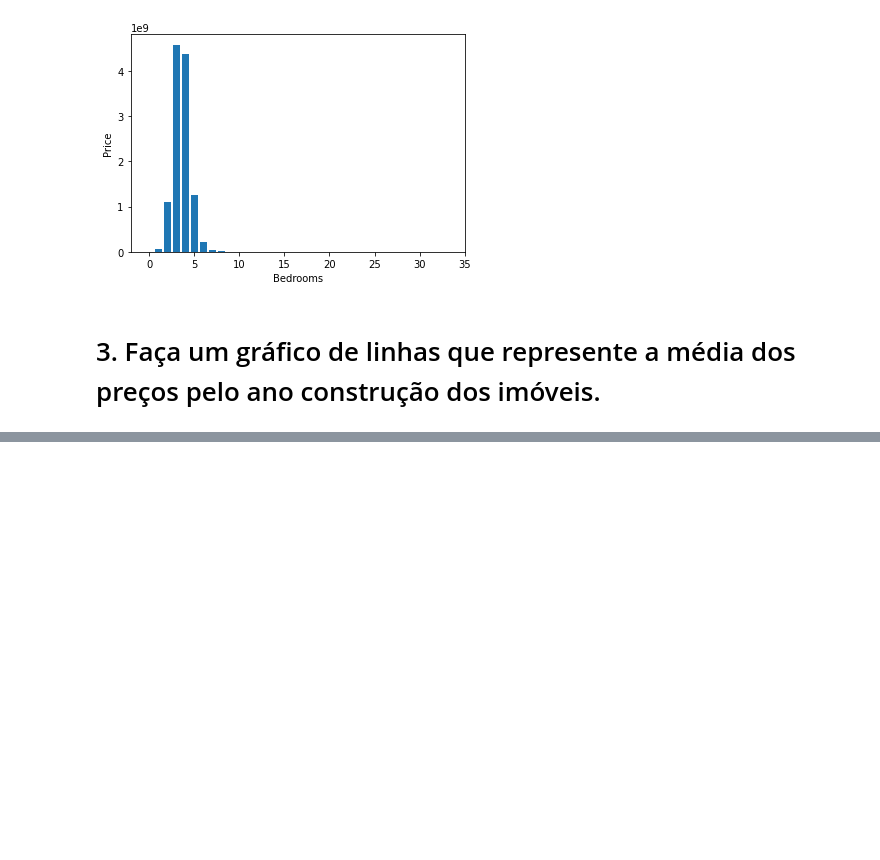
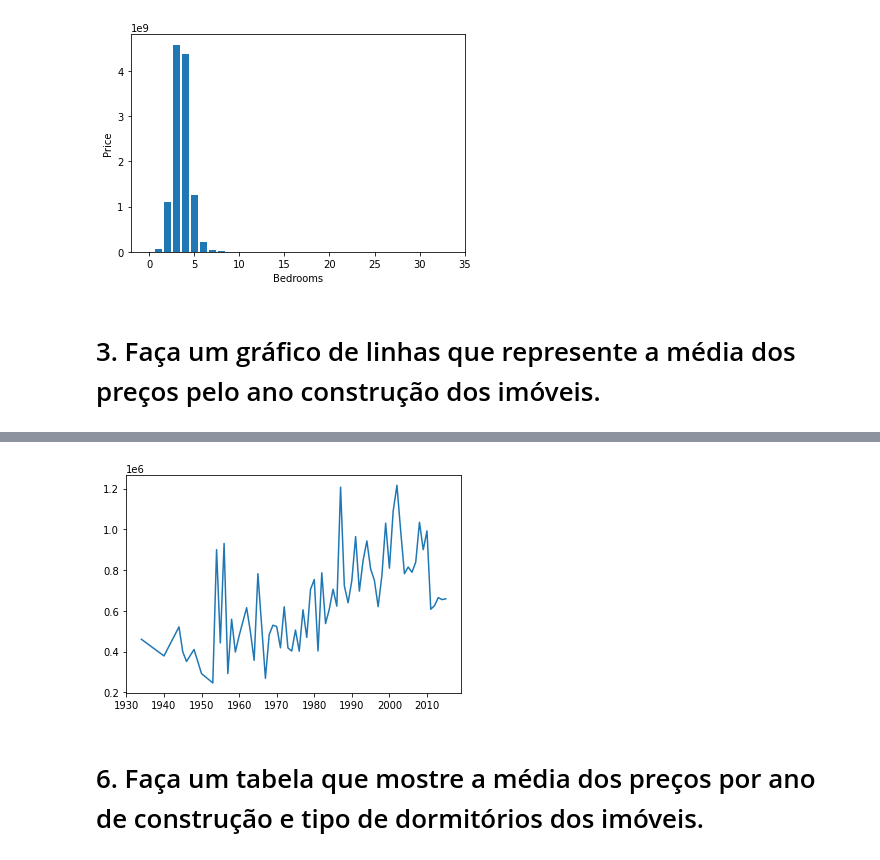
Before and after one commit to guiaraujofreitas/python_do_zero, a Jupyter notebook: Aula_04. Exercícios.ipynb, the cells around one changed output, grey strips where cells are left out. Drawn from its saved outputs; the diff is of its cells as text; code cells hidden in the pictures; blank space fills up the shorter version.

```diff
--- a/Aula_04. Exercícios.ipynb
+++ b/Aula_04. Exercícios.ipynb
@@ -101,0 +105,14 @@ plt.ylabel('Preços das Construções');
+# %%
+# coluna da reforma e de preços
+# fazer um filtro para selecionar as datas
+# não esquecr de transformar em data
+
+filtro= df4[df4['yr_renovated']>=1930]
+# %%
+aux4 = filtro[['price','yr_renovated']].groupby('yr_renovated').mean().reset_index()
+# %%
+plt.plot(aux4['yr_renovated'],aux4['price']);
+# %% [output]
+[figure, added]
+# %% [markdown]
+# 6. Faça um tabela que mostre a média dos preços por ano de construção e tipo de dormitórios dos imóveis.
```
Also changed, not shown: parts of 10 cells of this notebook.
